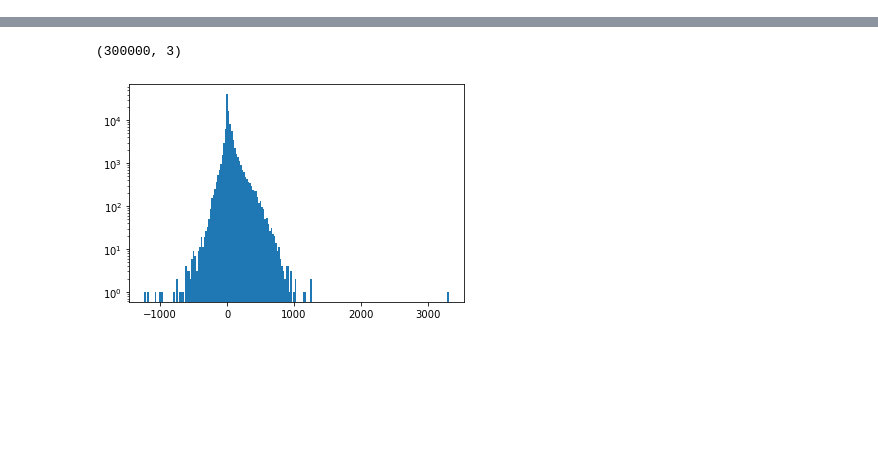
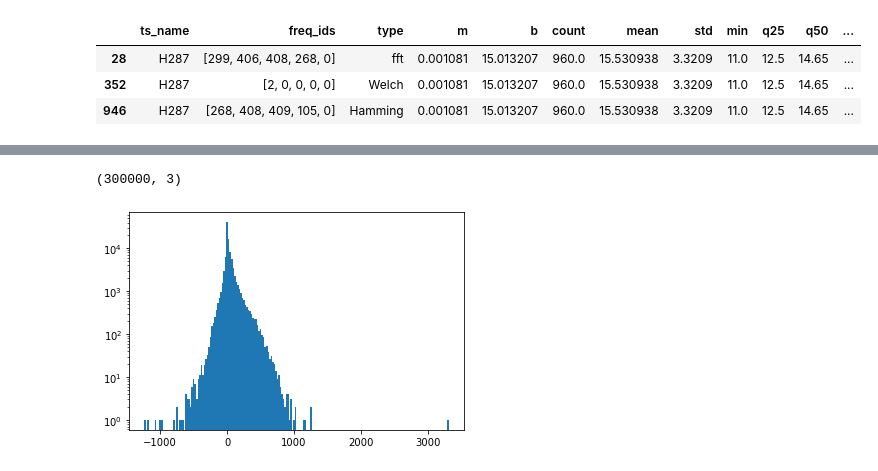
Before and after one commit to philippbeer/ts_search_engine, a Jupyter notebook: notebooks/ts_slope_analysis.ipynb, the cells around one changed output, grey strips where cells are left out. Cells and saved outputs as stored; diff of their text form; code cells hidden in the pictures; blank space fills up the shorter version.

```diff
--- a/notebooks/ts_slope_analysis.ipynb
+++ b/notebooks/ts_slope_analysis.ipynb
@@ -5,2 +7,9 @@ import seaborn as sns
 # %%
 df = pd.read_csv("../data/df_stats.csv")
+# %%
+df[df['ts_name']=="H287"]
+# %% [output]
+|  | ts_name | freq_ids | type | m | b | count | mean | std | min | q25 | q50 | ... |
+| 28 | H287 | [299, 406, 408, 268, 0] | fft | 0.001081 | 15.013207 | 960.0 | 15.530938 | 3.3209 | 11.0 | 12.5 | 14.65 | ... |
+| 352 | H287 | [2, 0, 0, 0, 0] | Welch | 0.001081 | 15.013207 | 960.0 | 15.530938 | 3.3209 | 11.0 | 12.5 | 14.65 | ... |
+| 946 | H287 | [268, 408, 409, 105, 0] | Hamming | 0.001081 | 15.013207 | 960.0 | 15.530938 | 3.3209 | 11.0 | 12.5 | 14.65 | ... |
```
Also changed, not shown: parts of 12 cells of this notebook, 4 other files.
